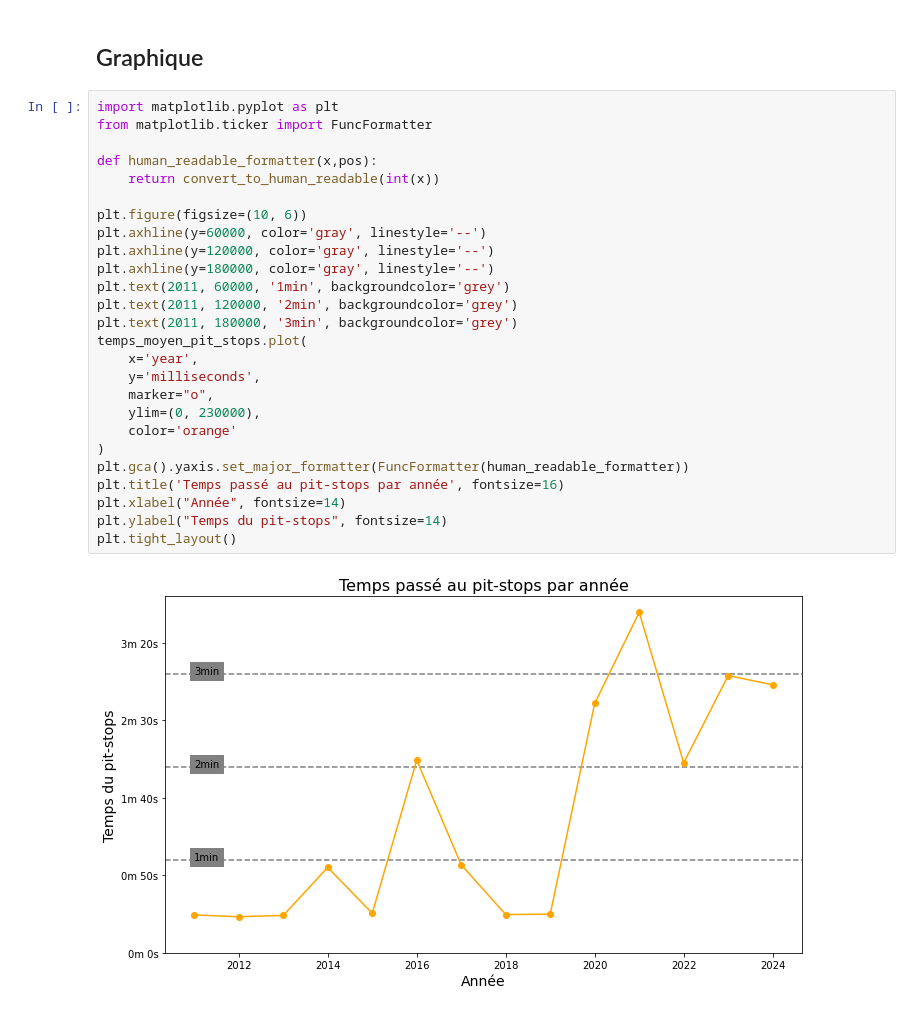
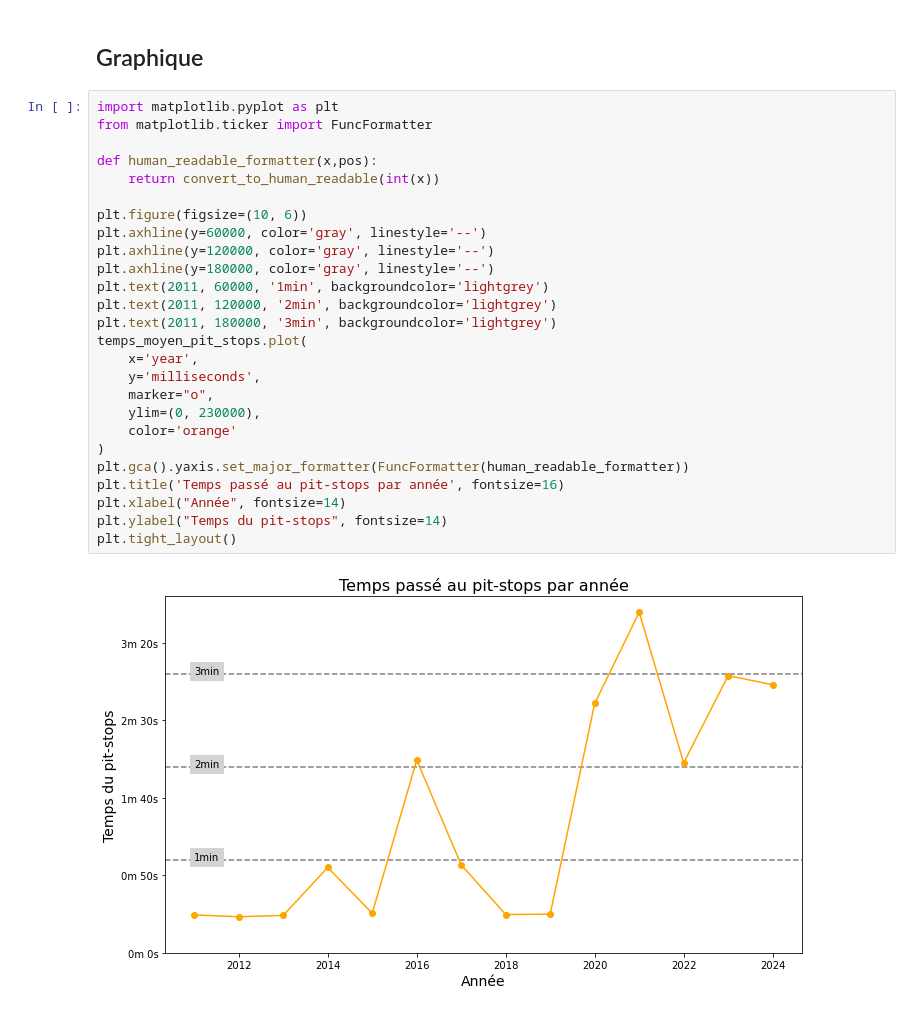
Before and after one commit to JasminNeveu5/projet-info, a Jupyter notebook: questions_obligatoires/Q_justine_temps_moyen_pit_stops.ipynb, the cells around one changed output. Saved outputs shown, nothing was run; the diff lists cells and outputs as text.

Commit message:
feat: color graph

```diff
--- a/questions_obligatoires/Q_justine_temps_moyen_pit_stops.ipynb
+++ b/questions_obligatoires/Q_justine_temps_moyen_pit_stops.ipynb
@@ -64,28 +64,28 @@ Name: milliseconds, dtype: object
 # %%
 import matplotlib.pyplot as plt
 from matplotlib.ticker import FuncFormatter
 
 def human_readable_formatter(x,pos):
     return convert_to_human_readable(int(x))
 
 plt.figure(figsize=(10, 6))
 plt.axhline(y=60000, color='gray', linestyle='--')
 plt.axhline(y=120000, color='gray', linestyle='--')
 plt.axhline(y=180000, color='gray', linestyle='--')
-plt.text(2011, 60000, '1min', backgroundcolor='grey')
-plt.text(2011, 120000, '2min', backgroundcolor='grey')
-plt.text(2011, 180000, '3min', backgroundcolor='grey')
+plt.text(2011, 60000, '1min', backgroundcolor='lightgrey')
+plt.text(2011, 120000, '2min', backgroundcolor='lightgrey')
+plt.text(2011, 180000, '3min', backgroundcolor='lightgrey')
 temps_moyen_pit_stops.plot(
     x='year',
     y='milliseconds',
     marker="o",
     ylim=(0, 230000),
     color='orange'
 )
 plt.gca().yaxis.set_major_formatter(FuncFormatter(human_readable_formatter))
 plt.title('Temps passé au pit-stops par année', fontsize=16)
 plt.xlabel("Année", fontsize=14)
 plt.ylabel("Temps du pit-stops", fontsize=14)
 plt.tight_layout()
 # %% [output]
-[figure, old version]
+[figure, new version]
```
